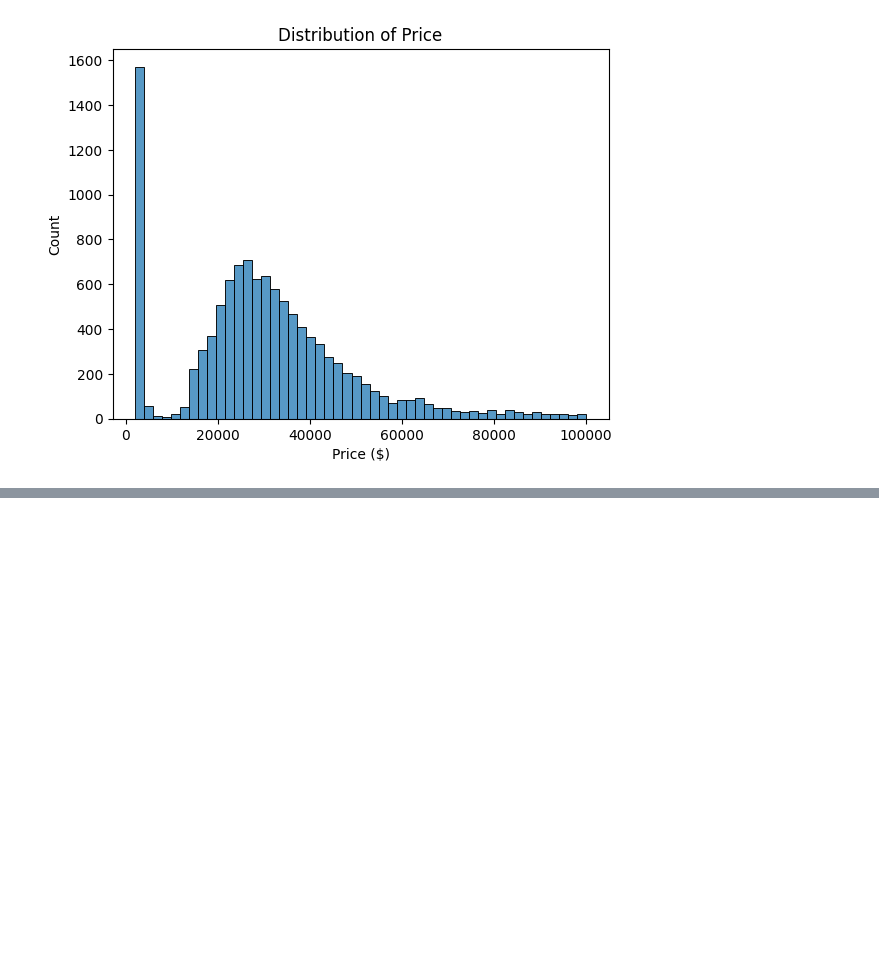
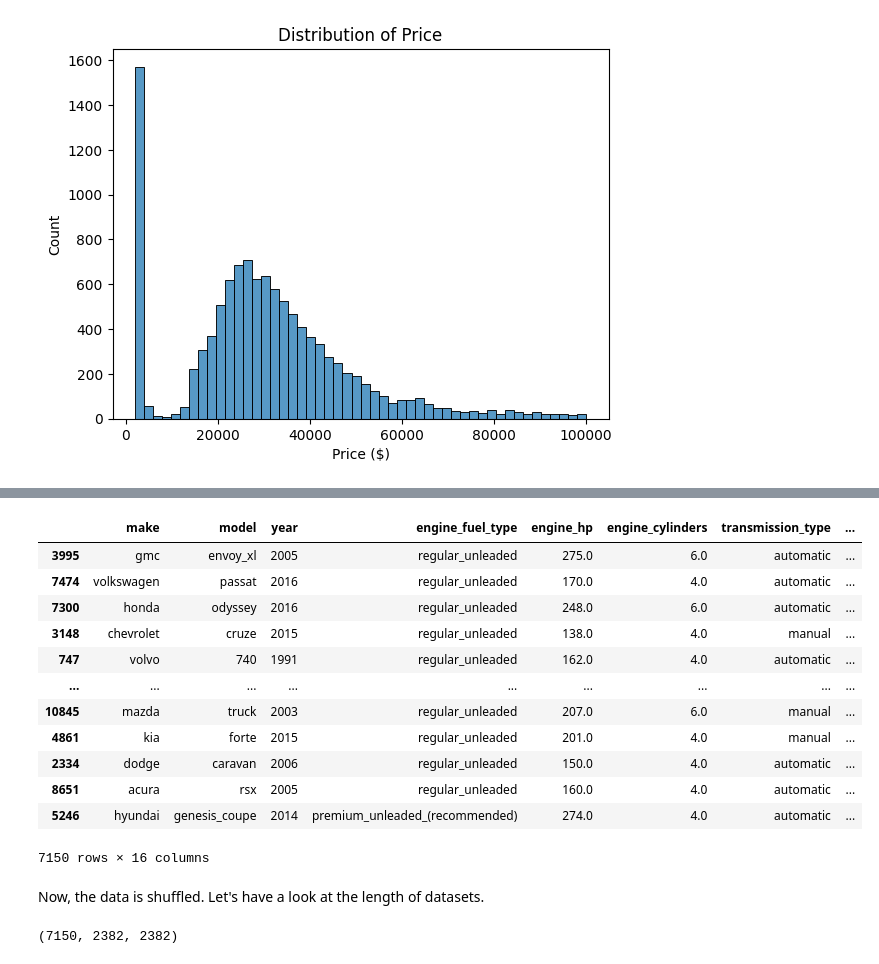
Before and after one commit to zarirahmani/car_price_prediction, a Jupyter notebook: car_price_prediction/regression.ipynb, the cells around one changed output, grey strips where cells are left out. Drawn from its saved outputs; the diff is of its cells as text; code cells hidden in the pictures; blank space fills up the shorter version.

```diff
--- a/car_price_prediction/regression.ipynb
+++ b/car_price_prediction/regression.ipynb
@@ -116,0 +233,30 @@ Text(0, 0.5, 'Count')
+# %%
+np.random.seed(42)  # To make it reproducible
+idx = np.arange(n_data)
+np.random.shuffle(idx)
+# %%
+cars_train = cars.iloc[idx[:n_train]]
+cars_val = cars.iloc[idx[n_train:n_train + n_val]]
+cars_test = cars.iloc[idx[n_train + n_val:]]
+# %%
+cars_train
+# %% [output]
+|  | make | model | year | engine_fuel_type | engine_hp | engine_cylinders | transmission_type | ... |
+| 3995 | gmc | envoy_xl | 2005 | regular_unleaded | 275.0 | 6.0 | automatic | ... |
+| 7474 | volkswagen | passat | 2016 | regular_unleaded | 170.0 | 4.0 | automatic | ... |
+| 7300 | honda | odyssey | 2016 | regular_unleaded | 248.0 | 6.0 | automatic | ... |
+| 3148 | chevrolet | cruze | 2015 | regular_unleaded | 138.0 | 4.0 | manual | ... |
+| 747 | volvo | 740 | 1991 | regular_unleaded | 162.0 | 4.0 | automatic | ... |
+| ... | ... | ... | ... | ... | ... | ... | ... | ... |
+| 10845 | mazda | truck | 2003 | regular_unleaded | 207.0 | 6.0 | manual | ... |
+| 4861 | kia | forte | 2015 | regular_unleaded | 201.0 | 4.0 | manual | ... |
+| 2334 | dodge | caravan | 2006 | regular_unleaded | 150.0 | 4.0 | automatic | ... |
+| 8651 | acura | rsx | 2005 | regular_unleaded | 160.0 | 4.0 | automatic | ... |
+| 5246 | hyundai | genesis_coupe | 2014 | premium_unleaded_(recommended) | 274.0 | 4.0 | automatic | ... |
+7150 rows × 16 columns
+# %% [markdown]
+Now, the data is shuffled. Let's have a look at the length of datasets.
+# %%
+len(cars_train), len(cars_val), len(cars_test)
+# %% [output]
+(7150, 2382, 2382)
```
Also changed, not shown: parts of 39 cells of this notebook.
